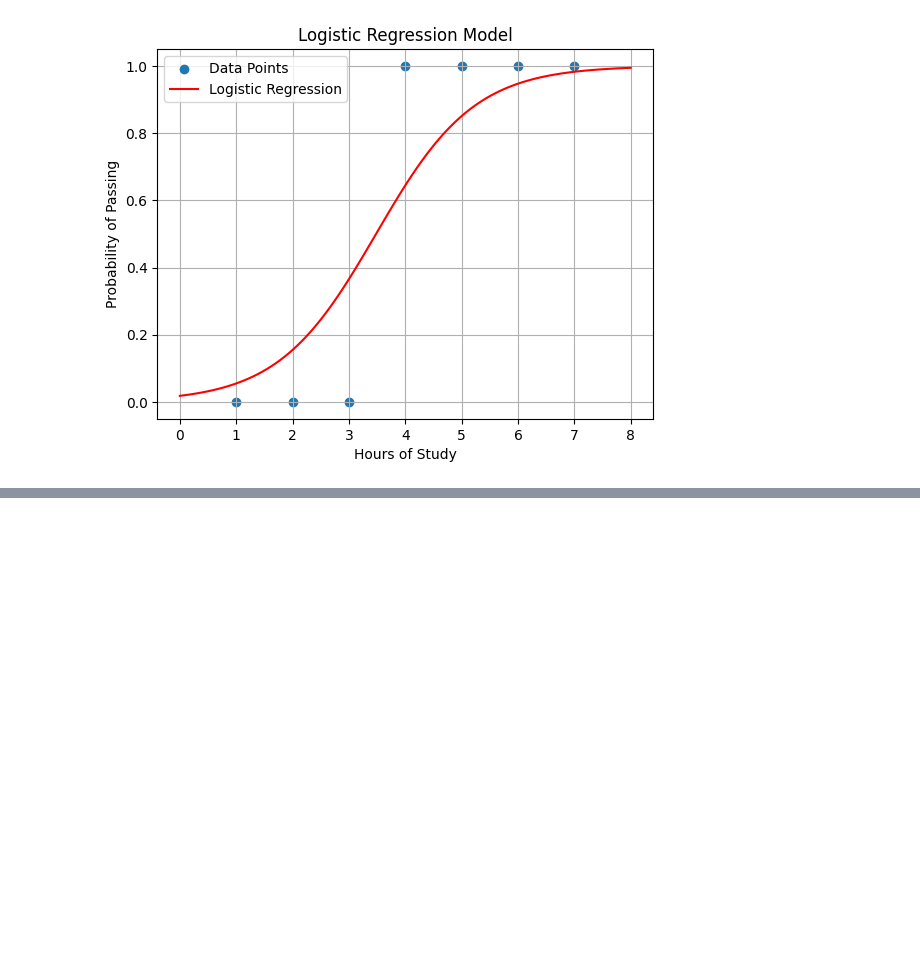
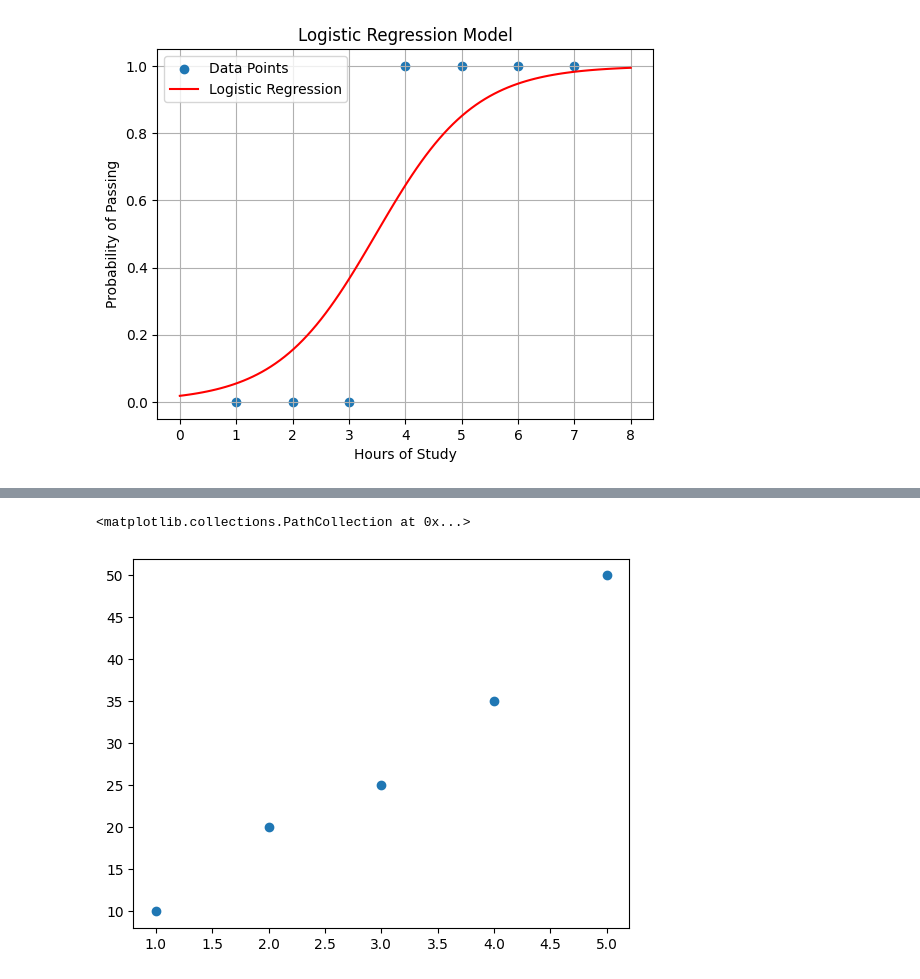
Before and after one commit to gouthamgo/Build-with-ML, a Jupyter notebook: Logistic_Regression.ipynb, the cells around one changed output, grey strips where cells are left out. Saved outputs shown, nothing was run; the diff lists cells and outputs as text; code cells hidden in the pictures; blank space fills up the shorter version.

```diff
--- a/Logistic_Regression.ipynb
+++ b/Logistic_Regression.ipynb
@@ -63,0 +75,5 @@ plt.show()
+# %%
+plt.scatter(x,y)
+# %% [output]
+<matplotlib.collections.PathCollection at 0x...>
+[figure, added]
```
Also changed, not shown: parts of 1 cell of this notebook.
